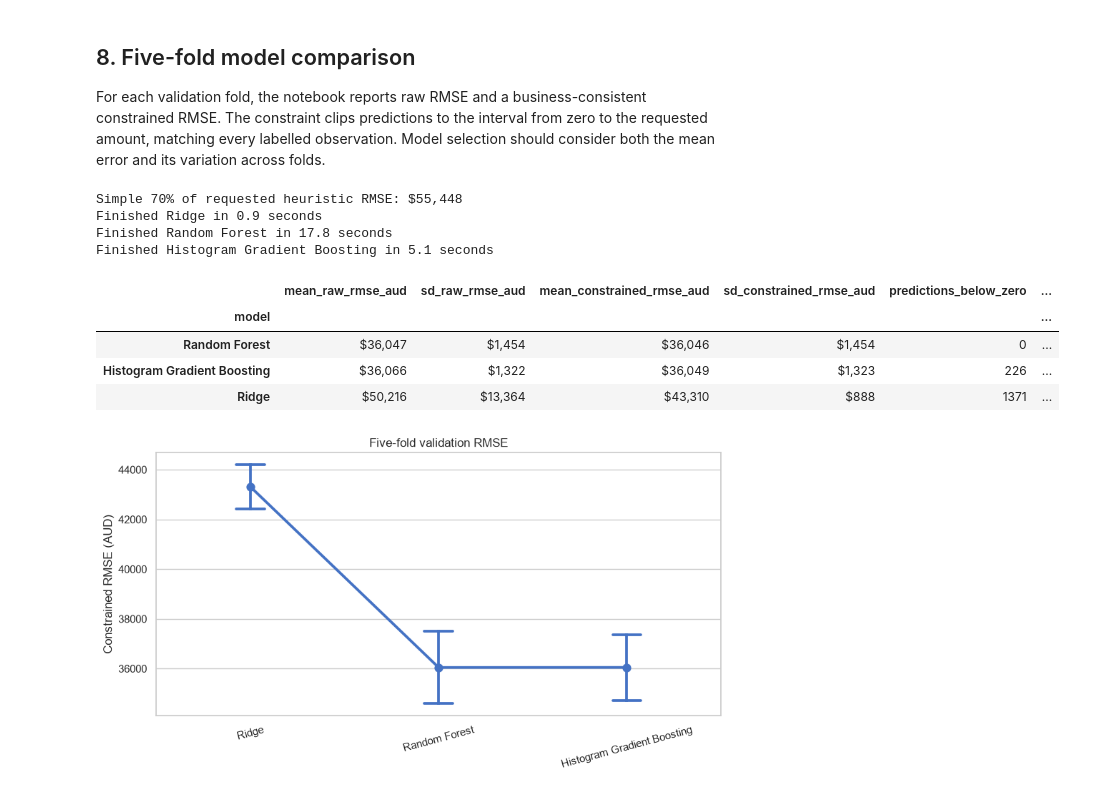
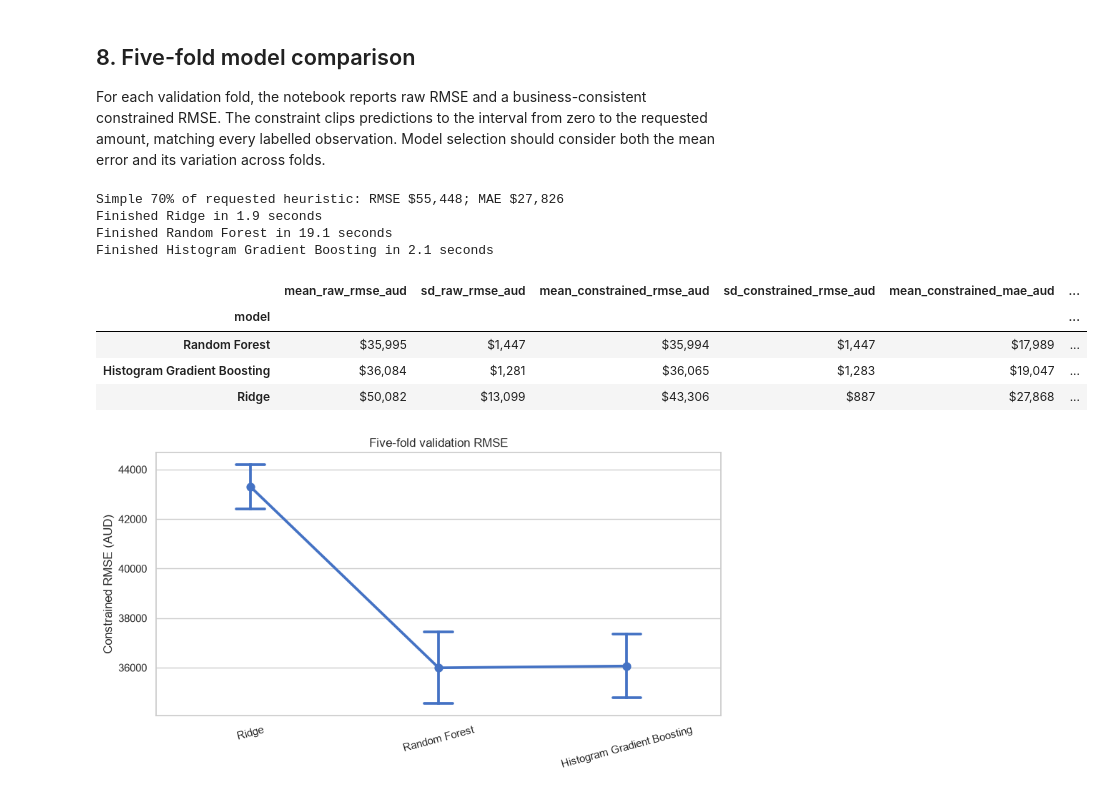
Before and after one commit to Adityap665/FIT-5149, a Jupyter notebook: assignment_1_from_scratch.ipynb, the cells around one changed output. Drawn from its saved outputs; the diff is of its cells as text; code cells hidden in the pictures.

Commit message:
Expand EDA and validation analysis

```diff
--- a/assignment_1_from_scratch.ipynb
+++ b/assignment_1_from_scratch.ipynb
@@ -254,0 +671,20 @@ dtype: float64
+# %%
+distribution_columns = [
+    column
+    for column in numeric_for_relationships.columns
+    if column not in [TARGET, "property_ref"]
+]
+
+fig, axes = plt.subplots(4, 3, figsize=(15, 13))
+for column, ax in zip(distribution_columns, axes.flat):
+    values = train_clean_for_audit[column].dropna()
+    sns.histplot(values, bins=35, ax=ax, color="#4472C4")
+    ax.set_title(column)
+    ax.set_xlabel("")
+
+for ax in axes.flat[len(distribution_columns):]:
+    ax.set_visible(False)
+
+fig.suptitle("Numeric feature distributions after sentinel cleaning", y=1.01)
+plt.tight_layout()
+plt.show()
@@ -557,7 +1010,11 @@ oof_predictions = {}
 requested_array = train["requested_amount_aud"].to_numpy()
 
 heuristic_prediction = 0.70 * requested_array
-print(f"Simple 70% of requested heuristic RMSE: ${rmse(y, heuristic_prediction):,.0f}")
+print(
+    "Simple 70% of requested heuristic: "
+    f"RMSE ${rmse(y, heuristic_prediction):,.0f}; "
+    f"MAE ${mean_absolute_error(y, heuristic_prediction):,.0f}"
+)
 
 for model_name, model in models.items():
     started = time.time()
@@ -582,7 +1039,8 @@ for model_name, model in models.items():
                 "model": model_name,
                 "fold": fold_number,
                 "raw_rmse_aud": rmse(y.iloc[valid_index], raw_prediction),
-                "constrained_rmse_aud": rmse(
+                "constrained_rmse_aud": rmse(y.iloc[valid_index], constrained_prediction),
+                "constrained_mae_aud": mean_absolute_error(
                     y.iloc[valid_index], constrained_prediction
                 ),
                 "prediction_below_zero_n": int((raw_prediction < 0).sum()),
@@ -591,42 +1049,46 @@ for model_name, model in models.items():
                 ),
             }
         )
 
     oof_predictions[model_name] = oof_constrained
     print(f"Finished {model_name} in {time.time() - started:.1f} seconds")
 
 validation_detail = pd.DataFrame(validation_rows)
 validation_summary = (
     validation_detail.groupby("model")
     .agg(
         mean_raw_rmse_aud=("raw_rmse_aud", "mean"),
         sd_raw_rmse_aud=("raw_rmse_aud", "std"),
         mean_constrained_rmse_aud=("constrained_rmse_aud", "mean"),
         sd_constrained_rmse_aud=("constrained_rmse_aud", "std"),
+        mean_constrained_mae_aud=("constrained_mae_aud", "mean"),
+        sd_constrained_mae_aud=("constrained_mae_aud", "std"),
         predictions_below_zero=("prediction_below_zero_n", "sum"),
         predictions_above_request=("prediction_above_request_n", "sum"),
     )
     .sort_values("mean_constrained_rmse_aud")
 )
 
 validation_summary.style.format(
     {
         "mean_raw_rmse_aud": "${:,.0f}",
         "sd_raw_rmse_aud": "${:,.0f}",
         "mean_constrained_rmse_aud": "${:,.0f}",
         "sd_constrained_rmse_aud": "${:,.0f}",
+        "mean_constrained_mae_aud": "${:,.0f}",
+        "sd_constrained_mae_aud": "${:,.0f}",
     }
 )
 # %% [output]
-Simple 70% of requested heuristic RMSE: $55,448
-Finished Ridge in 0.9 seconds
-Finished Random Forest in 17.8 seconds
-Finished Histogram Gradient Boosting in 5.1 seconds
+Simple 70% of requested heuristic: RMSE $55,448; MAE $27,826
+Finished Ridge in 1.9 seconds
+Finished Random Forest in 19.1 seconds
+Finished Histogram Gradient Boosting in 2.1 seconds
-|  | mean_raw_rmse_aud | sd_raw_rmse_aud | mean_constrained_rmse_aud | sd_constrained_rmse_aud | predictions_below_zero | ... |
+|  | mean_raw_rmse_aud | sd_raw_rmse_aud | mean_constrained_rmse_aud | sd_constrained_rmse_aud | mean_constrained_mae_aud | ... |
 | model |  |  |  |  |  | ... |
-| Random Forest | $36,047 | $1,454 | $36,046 | $1,454 | 0 | ... |
-| Histogram Gradient Boosting | $36,066 | $1,322 | $36,049 | $1,323 | 226 | ... |
-| Ridge | $50,216 | $13,364 | $43,310 | $888 | 1371 | ... |
+| Random Forest | $35,995 | $1,447 | $35,994 | $1,447 | $17,989 | ... |
+| Histogram Gradient Boosting | $36,084 | $1,281 | $36,065 | $1,283 | $19,047 | ... |
+| Ridge | $50,082 | $13,099 | $43,306 | $887 | $27,868 | ... |
 # %%
 fig, ax = plt.subplots(figsize=(9, 5))
 sns.pointplot(
```
Also changed, not shown: parts of 31 cells of this notebook, 2 other files.
